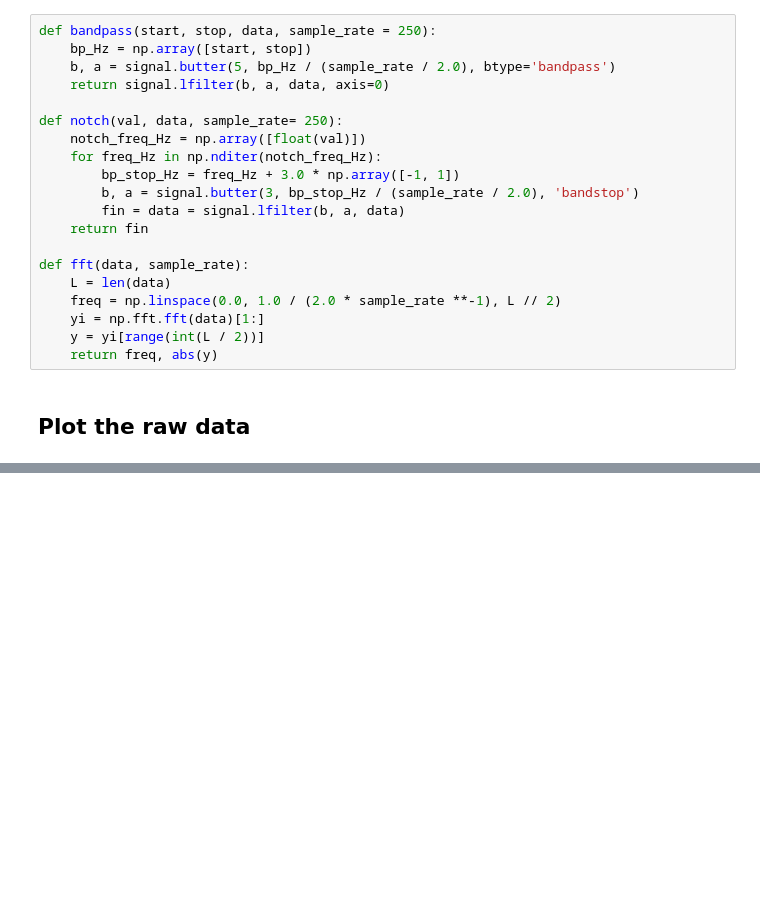
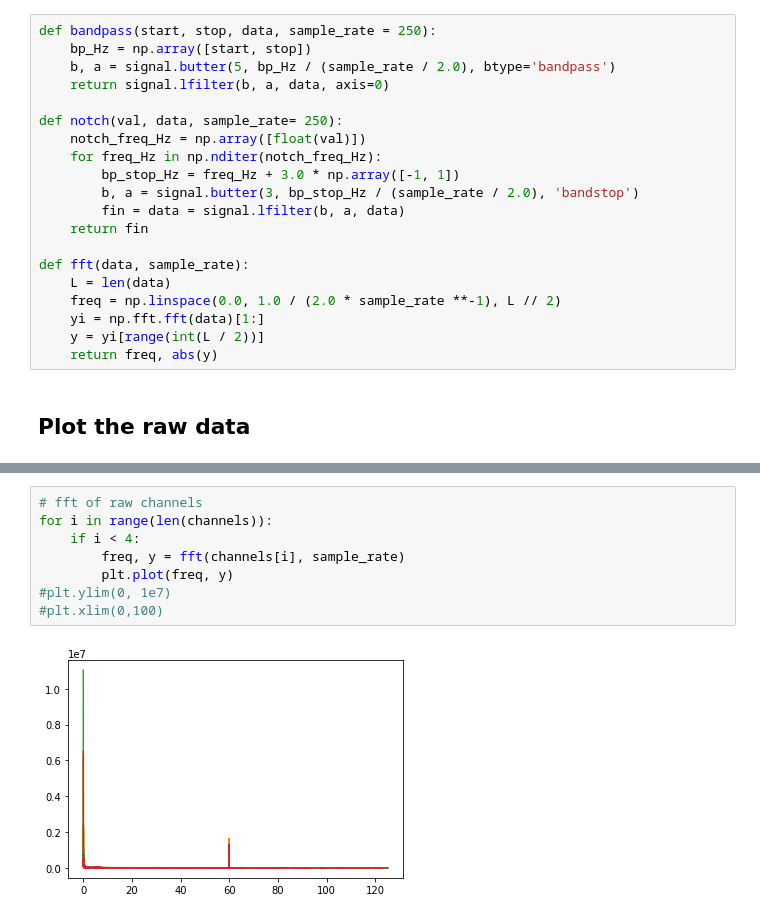
Before and after one commit to Fan1117/sub-vocalized-words, a Jupyter notebook: nbk/Tutorial for sub-vocalized-words.ipynb, the cells around one changed output, grey strips where cells are left out. Drawn from its saved outputs; the diff is of its cells as text; blank space fills up the shorter version.

```diff
--- a/nbk/Tutorial for sub-vocalized-words.ipynb
+++ b/nbk/Tutorial for sub-vocalized-words.ipynb
@@ -117,0 +56,10 @@ bandpass_channels[1][2]
+# %%
+# fft of raw channels
+for i in range(len(channels)):
+    if i < 4:
+        freq, y = fft(channels[i], sample_rate)
+        plt.plot(freq, y)
+#plt.ylim(0, 1e7)
+#plt.xlim(0,100)
+# %% [output]
+[figure, added]
```
Also changed, not shown: parts of 53 cells of this notebook.
